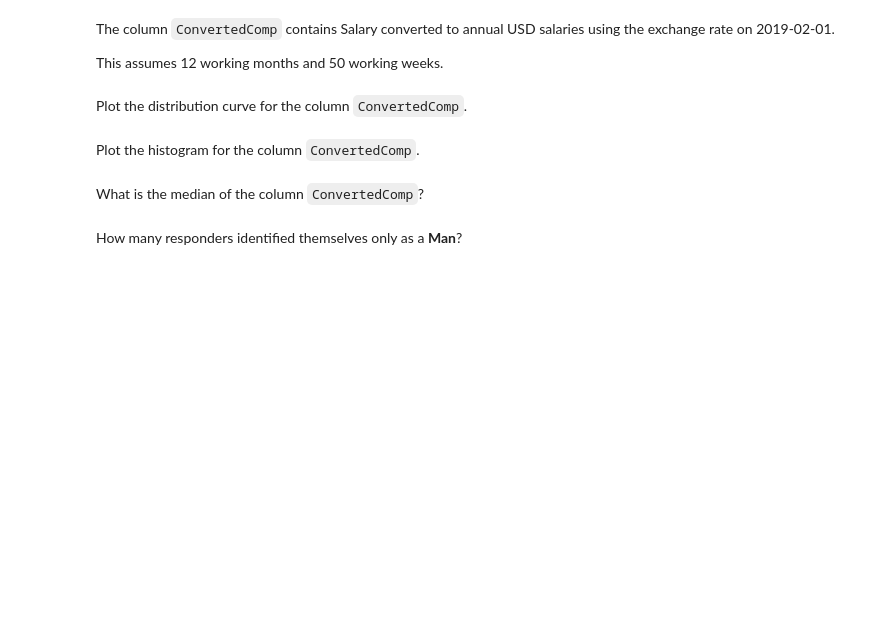
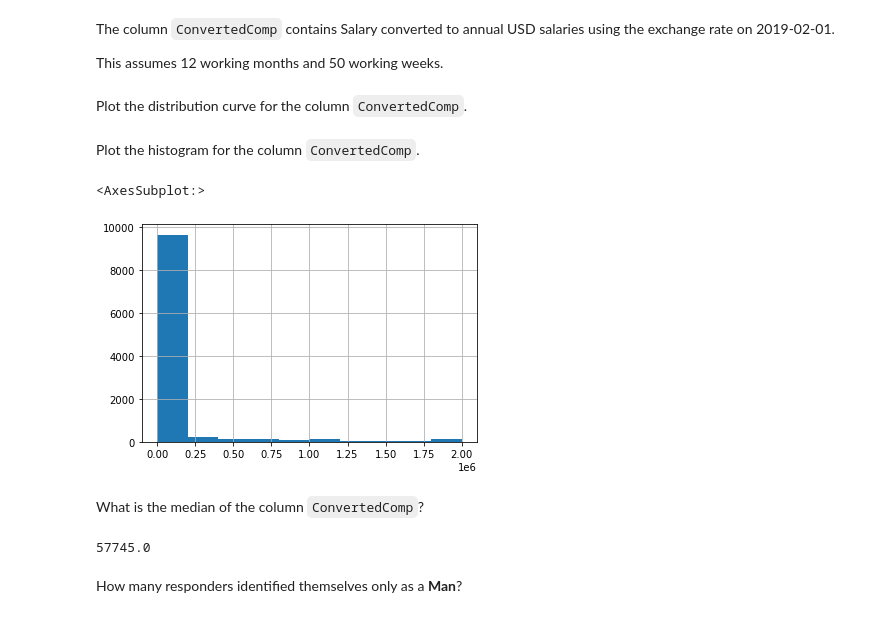
Before and after one commit to javier-jaime/Data-Analyst-Capstone, a Jupyter notebook: Hands-on-Labs/M3ExploratoryDataAnalysis-lab.ipynb, the cells around one changed output. Saved outputs shown, nothing was run; the diff lists cells and outputs as text; code cells hidden in the pictures; blank space fills up the shorter version.

```diff
--- a/Hands-on-Labs/M3ExploratoryDataAnalysis-lab.ipynb
+++ b/Hands-on-Labs/M3ExploratoryDataAnalysis-lab.ipynb
@@ -51,10 +59,17 @@ Plot the distribution curve for the column `ConvertedComp`.
 Plot the histogram for the column `ConvertedComp`.
 # %%
 # your code goes here
+df['ConvertedComp'].hist()
+# %% [output]
+<AxesSubplot:>
+[figure, added]
 # %% [markdown]
 What is the median of the column `ConvertedComp`?
 # %%
 # your code goes here
+df['ConvertedComp'].median()
+# %% [output]
+57745.0
 # %% [markdown]
 How many responders identified themselves only as a **Man**?
 # %%
```
Also changed, not shown: parts of 17 cells of this notebook, 1 other file.
